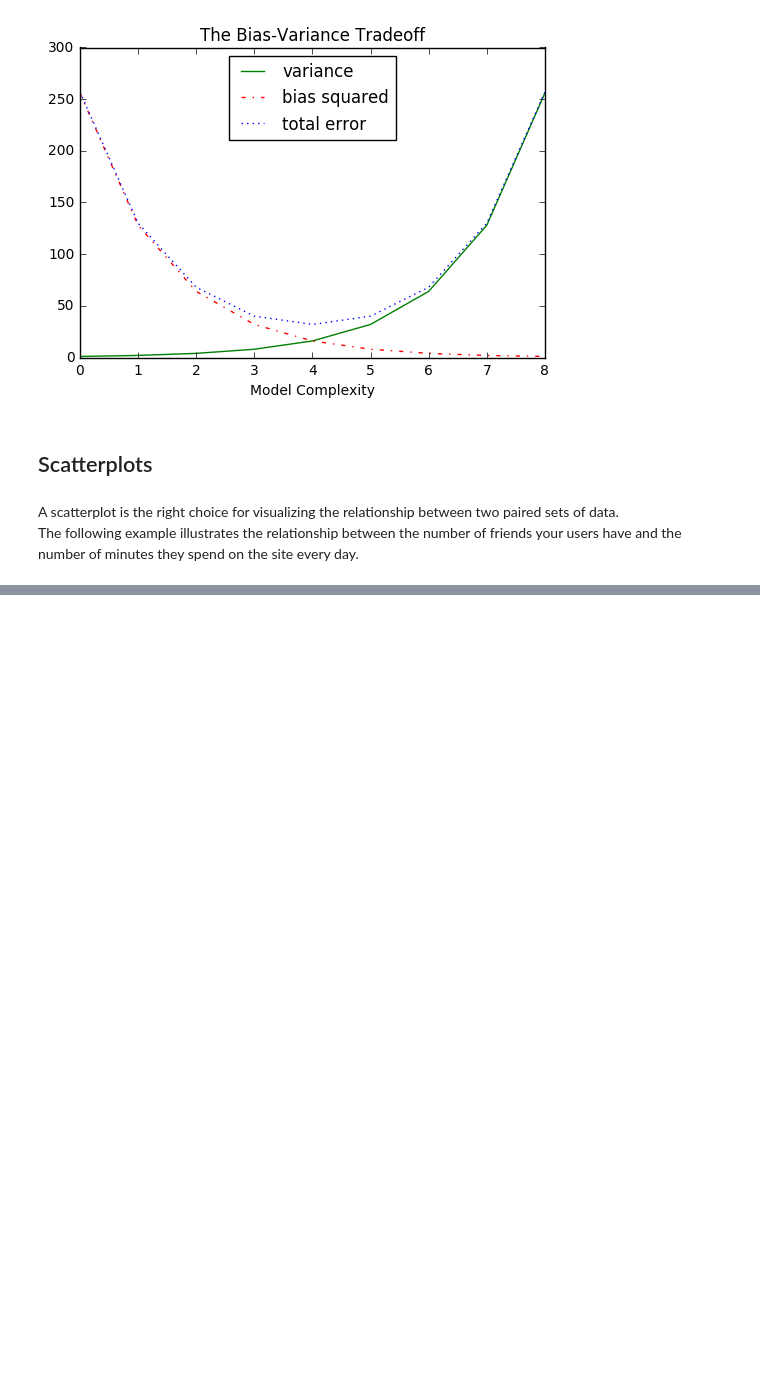
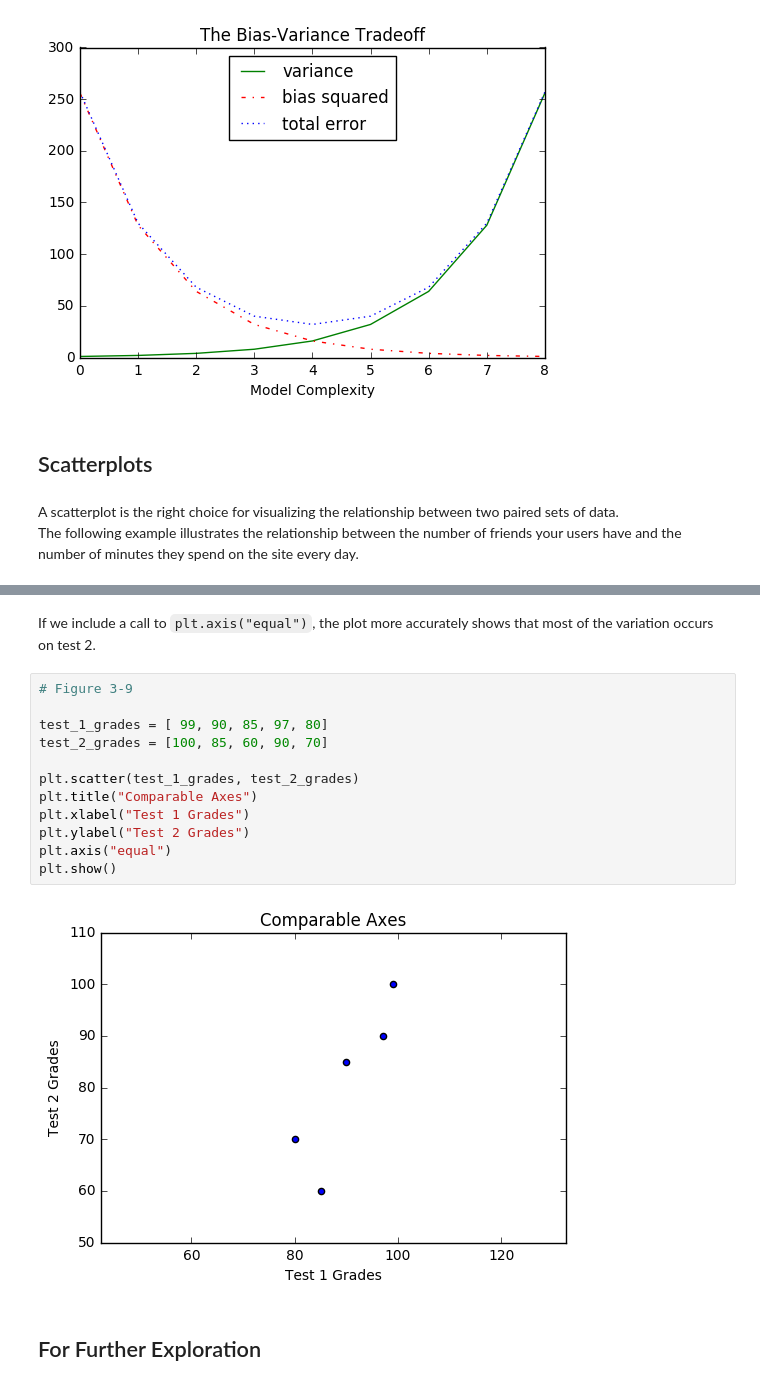
Before and after one commit to bgroveben/DataScienceFromScratch, a Jupyter notebook: 3_Chapter_Visualizing_Data.ipynb, the cells around one changed output, grey strips where cells are left out. Drawn from its saved outputs; the diff is of its cells as text; blank space fills up the shorter version.

```diff
--- a/3_Chapter_Visualizing_Data.ipynb
+++ b/3_Chapter_Visualizing_Data.ipynb
@@ -148,0 +186,18 @@ The following example illustrates the relationship between the number of friends
+# %% [markdown]
+If we include a call to <code>plt.axis("equal")</code>, the plot more accurately shows that most of the variation occurs on test 2.
+# %%
+# Figure 3-9
+
+test_1_grades = [ 99, 90, 85, 97, 80]
+test_2_grades = [100, 85, 60, 90, 70]
+
+plt.scatter(test_1_grades, test_2_grades)
+plt.title("Comparable Axes")
+plt.xlabel("Test 1 Grades")
+plt.ylabel("Test 2 Grades")
+plt.axis("equal")
+plt.show()
+# %% [output]
+[figure, added]
+# %% [markdown]
+## For Further Exploration
```
Also changed, not shown: parts of 4 cells of this notebook, 1 other file.
